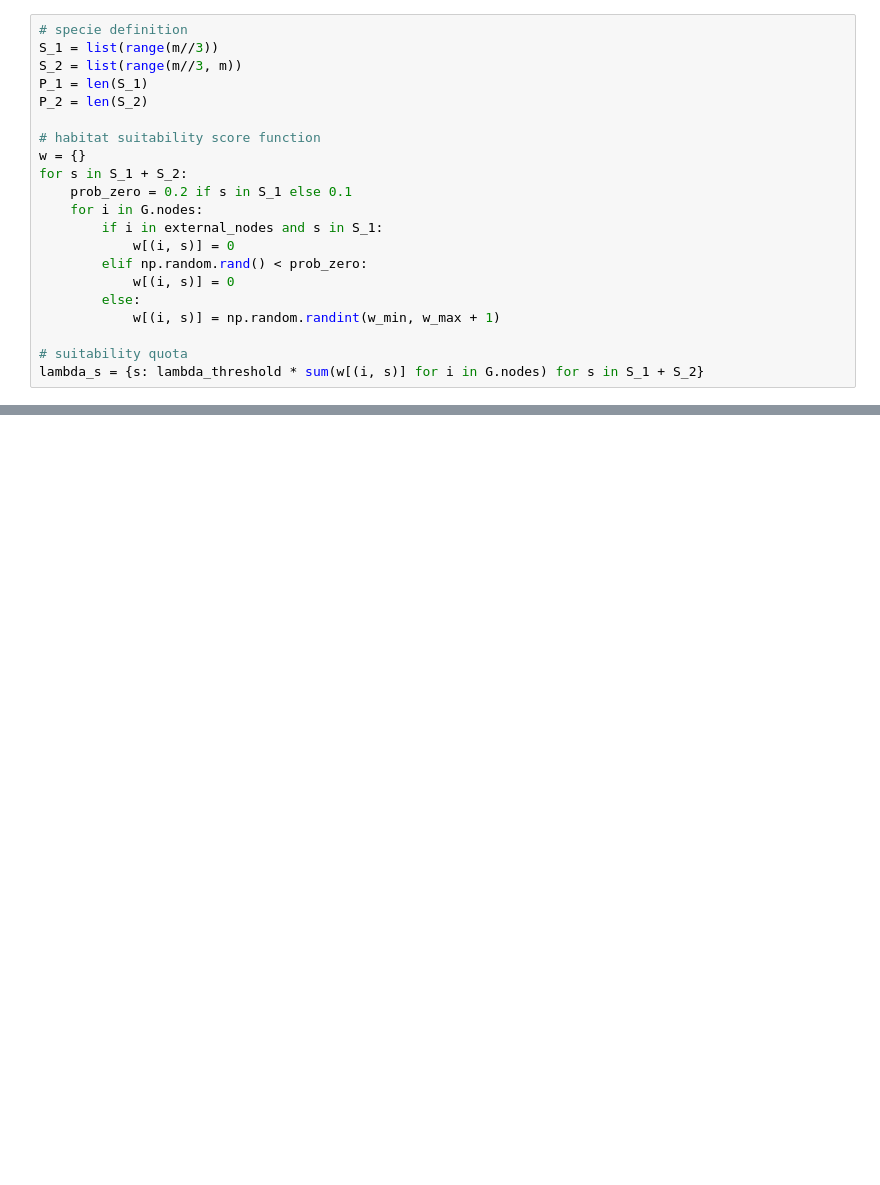
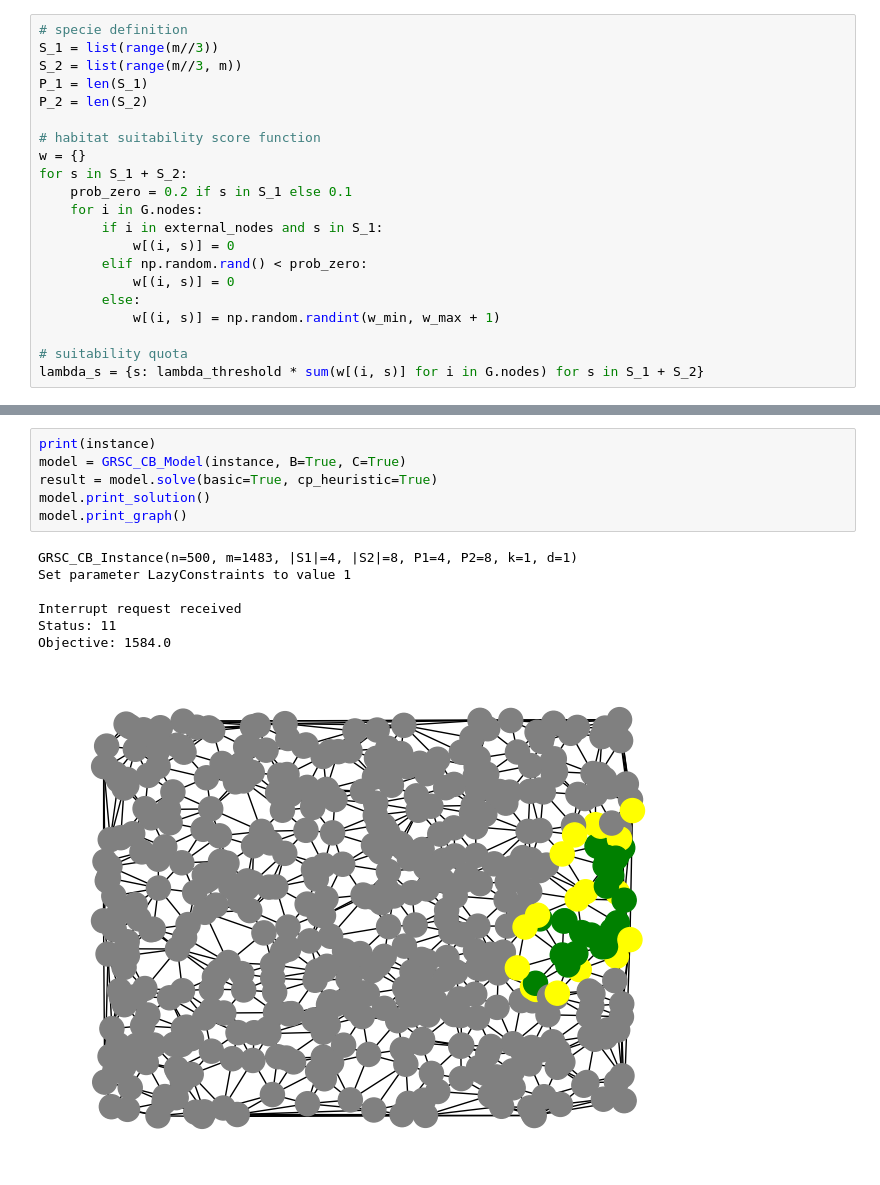
Before and after one commit to panguccio/ReserveDesign, a Jupyter notebook: code/grsc_cb/test.ipynb, the cells around one changed output, grey strips where cells are left out. Drawn from its saved outputs; the diff is of its cells as text; blank space fills up the shorter version.

Commit message:
finish construction and primal heuristic

```diff
--- a/code/grsc_cb/test.ipynb
+++ b/code/grsc_cb/test.ipynb
@@ -102,3 +102,17 @@ Species protected (u): [0, 1, 2, 3, 4, 5, 6, 7, 8, 9, 10, 11]
+# %%
+print(instance)
+model = GRSC_CB_Model(instance, B=True, C=True)
+result = model.solve(basic=True, cp_heuristic=True)
+model.print_solution()
+model.print_graph()
+# %% [output]
+GRSC_CB_Instance(n=500, m=1483, |S1|=4, |S2|=8, P1=4, P2=8, k=1, d=1)
+Set parameter LazyConstraints to value 1
+
+Interrupt request received
+Status: 11
+Objective: 1584.0
+[figure, added]
 # %%
 print(instance)
 model = GRSC_CB_Model(instance, B=True)
```
Also changed, not shown: parts of 6 cells of this notebook, 3 other files.
